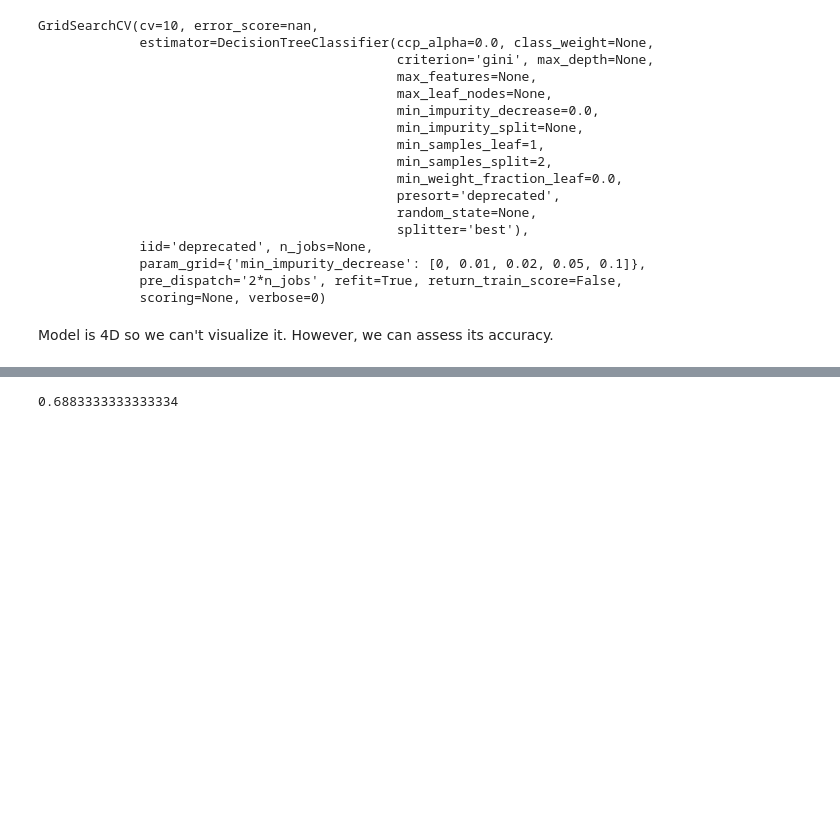
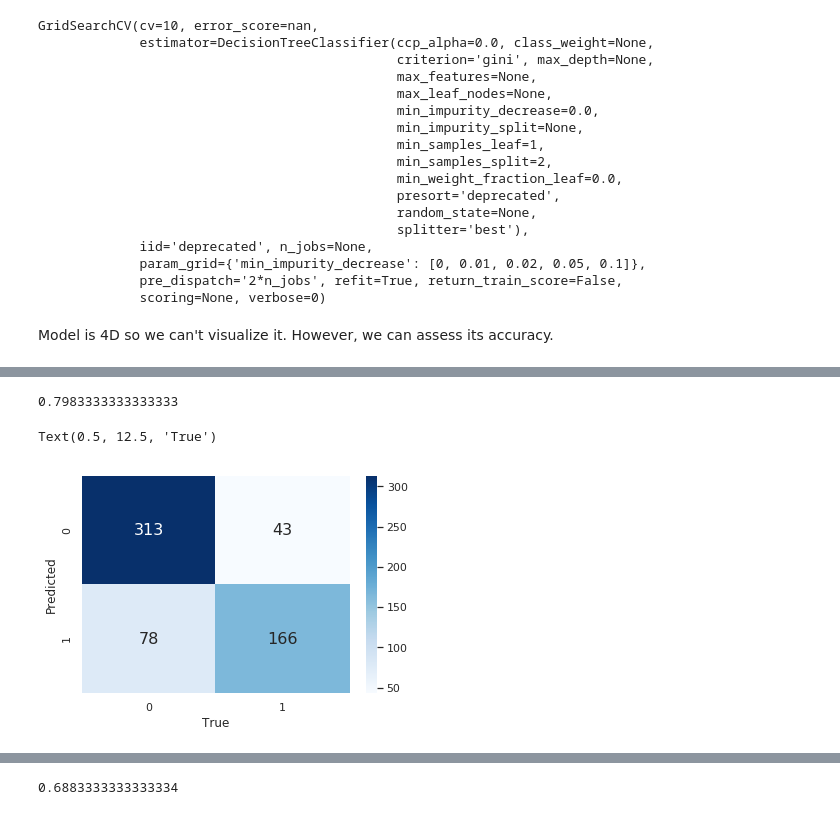
Before and after one commit to joshHug/youdao_ai, a Jupyter notebook: lec8/lec8-model-evaluation.ipynb, the cells around one changed output, grey strips where cells are left out. Cells and saved outputs as stored; diff of their text form; code cells hidden in the pictures; blank space fills up the shorter version.

```diff
--- a/lec8/lec8-model-evaluation.ipynb
+++ b/lec8/lec8-model-evaluation.ipynb
@@ -55,0 +153,8 @@ accuracy_score(df_train["survived"],
+# %%
+from sklearn.linear_model import LogisticRegressionCV
+logistic_regression_model = Pipeline([
+    ('scale', StandardScaler()),
+    ('poly', PolynomialFeatures(degree=2)),
+    ('model', LogisticRegressionCV(Cs = 10**np.linspace(-7, 5, 100)))
+])
+logistic_regression_model.fit(df_train[["fare", "age", "pclass",  "sex"]], df_train["survived"])
@@ -55,0 +182,16 @@ accuracy_score(df_train["survived"],
+# %%
+logistic_regression_predictions = logistic_regression_model.predict(df_train[["age", "fare", "pclass", "sex"]])
+# %%
+from sklearn.metrics import accuracy_score
+accuracy_score(df_train["survived"], logistic_regression_predictions)
+# %% [output]
+0.7983333333333333
+# %%
+cm_lr = confusion_matrix(df_train["survived"], logistic_regression_predictions)
+# %%
+sns.heatmap(cm_lr, annot=True, fmt = "d", cmap = "Blues", annot_kws={"size": 16})
+plt.ylabel('Predicted')
+plt.xlabel('True')
+# %% [output]
+Text(0.5, 12.5, 'True')
+[figure, added]
```
Also changed, not shown: parts of 22 cells of this notebook.
